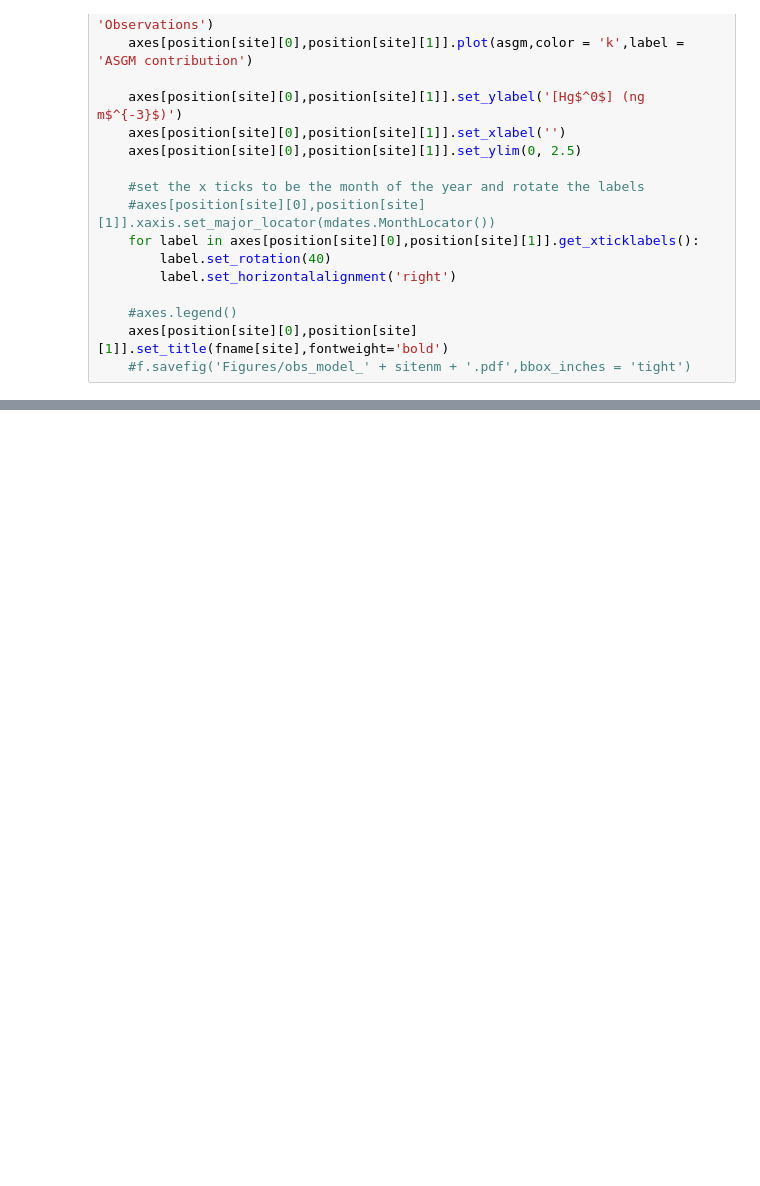
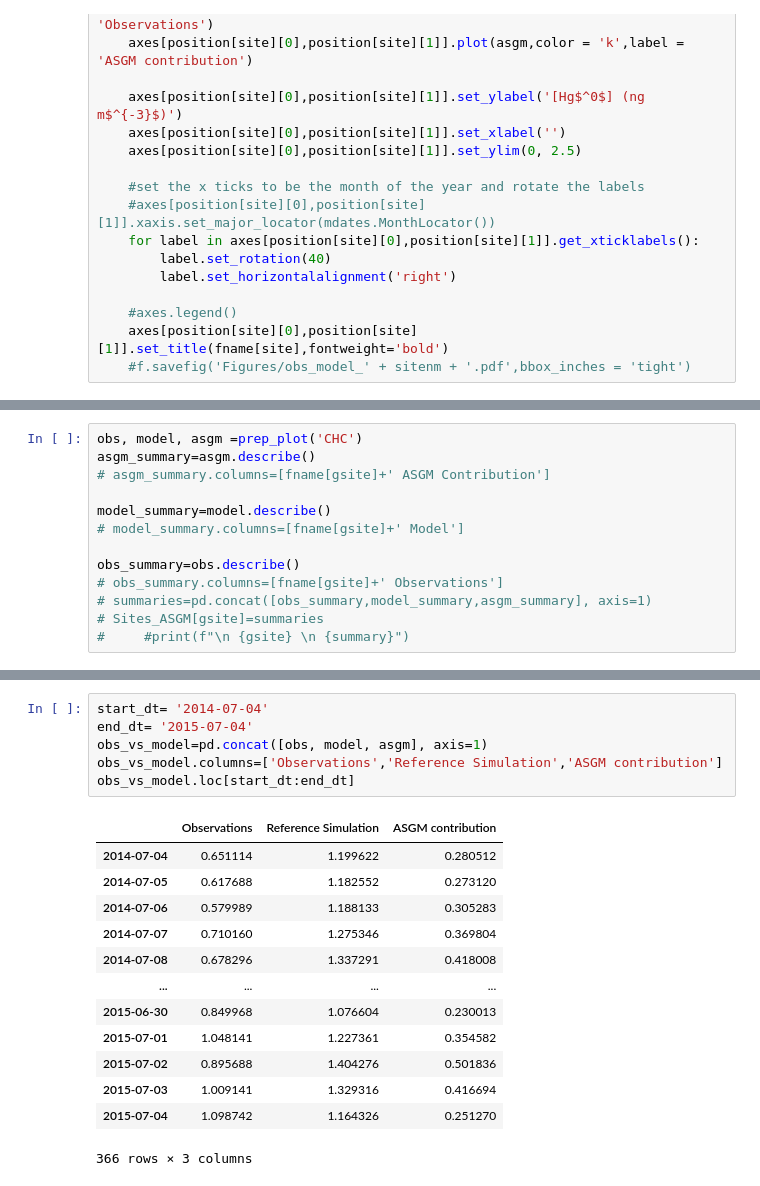
Before and after one commit to Shakes-tzd/MIT_TPP_thesis, a Jupyter notebook: JPnotebooks/LATAM GMOS Sites_Obs v Model.ipynb, the cells around one changed output, grey strips where cells are left out. Drawn from its saved outputs; the diff is of its cells as text; blank space fills up the shorter version.

```diff
--- a/JPnotebooks/LATAM GMOS Sites_Obs v Model.ipynb
+++ b/JPnotebooks/LATAM GMOS Sites_Obs v Model.ipynb
@@ -1007,0 +571,13 @@ for item in obs_Hg0['tstamp'].values:
+# %%
+obs, model, asgm =prep_plot('CHC')
+asgm_summary=asgm.describe()
+# asgm_summary.columns=[fname[gsite]+' ASGM Contribution']
+
+model_summary=model.describe()
+# model_summary.columns=[fname[gsite]+' Model']
+
+obs_summary=obs.describe()
+# obs_summary.columns=[fname[gsite]+' Observations']
+# summaries=pd.concat([obs_summary,model_summary,asgm_summary], axis=1)
+# Sites_ASGM[gsite]=summaries
+#     #print(f"\n {gsite} \n {summary}")
@@ -1007,0 +588,20 @@ for item in obs_Hg0['tstamp'].values:
+# %%
+start_dt= '2014-07-04'
+end_dt= '2015-07-04'
+obs_vs_model=pd.concat([obs, model, asgm], axis=1)
+obs_vs_model.columns=['Observations','Reference Simulation','ASGM contribution']
+obs_vs_model.loc[start_dt:end_dt]
+# %% [output]
+|  | Observations | Reference Simulation | ASGM contribution |
+| 2014-07-04 | 0.651114 | 1.199622 | 0.280512 |
+| 2014-07-05 | 0.617688 | 1.182552 | 0.273120 |
+| 2014-07-06 | 0.579989 | 1.188133 | 0.305283 |
+| 2014-07-07 | 0.710160 | 1.275346 | 0.369804 |
+| 2014-07-08 | 0.678296 | 1.337291 | 0.418008 |
+| ... | ... | ... | ... |
+| 2015-06-30 | 0.849968 | 1.076604 | 0.230013 |
+| 2015-07-01 | 1.048141 | 1.227361 | 0.354582 |
+| 2015-07-02 | 0.895688 | 1.404276 | 0.501836 |
+| 2015-07-03 | 1.009141 | 1.329316 | 0.416694 |
+| 2015-07-04 | 1.098742 | 1.164326 | 0.251270 |
+366 rows × 3 columns
```
Also changed, not shown: parts of 68 cells of this notebook, 7 other files.
